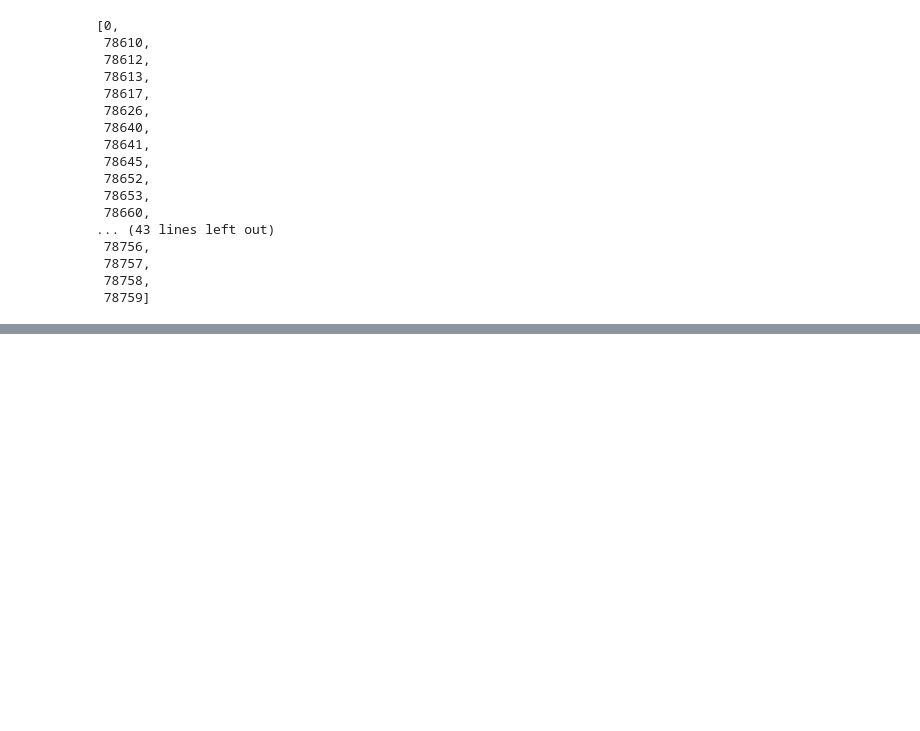
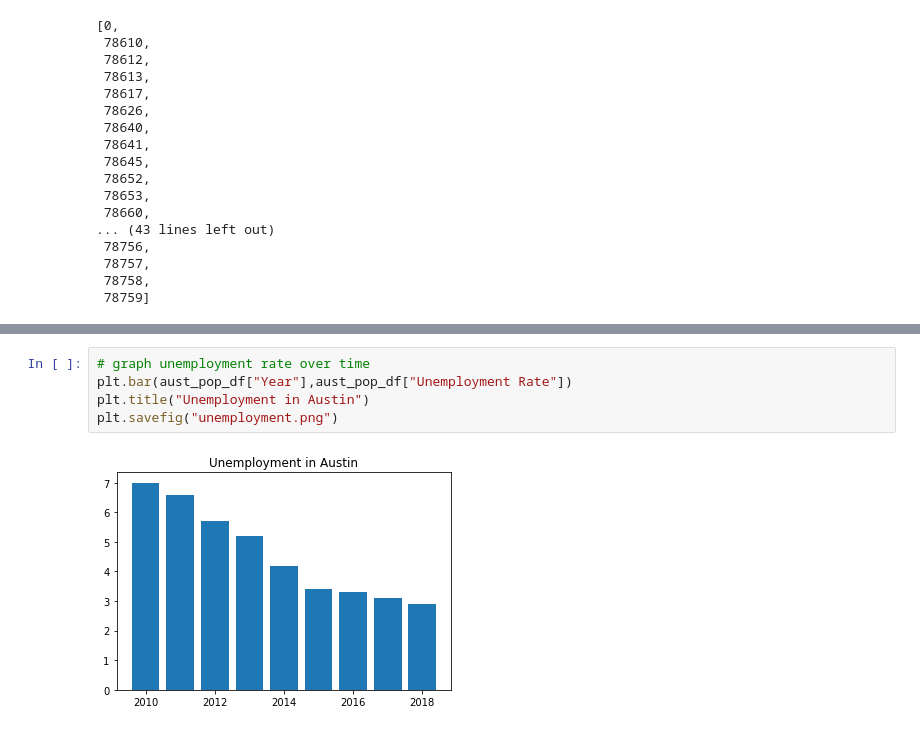
Before and after one commit to jraigosa/group-4, a Jupyter notebook: JupyterNotebooks/TimelineBreakdown.ipynb, the cells around one changed output, grey strips where cells are left out. Saved outputs shown, nothing was run; the diff lists cells and outputs as text; blank space fills up the shorter version.

Commit message:
Moved images to their own folder.  Added comments to jupyter notebook

```diff
--- a/JupyterNotebooks/TimelineBreakdown.ipynb
+++ b/JupyterNotebooks/TimelineBreakdown.ipynb
@@ -192,0 +219,7 @@ len(crimes_per_zip_sorted)
+# %%
+# graph unemployment rate over time
+plt.bar(aust_pop_df["Year"],aust_pop_df["Unemployment Rate"])
+plt.title("Unemployment in Austin")
+plt.savefig("unemployment.png")
+# %% [output]
+[figure, added]
```
Also changed, not shown: parts of 26 cells of this notebook, 24 other files.
